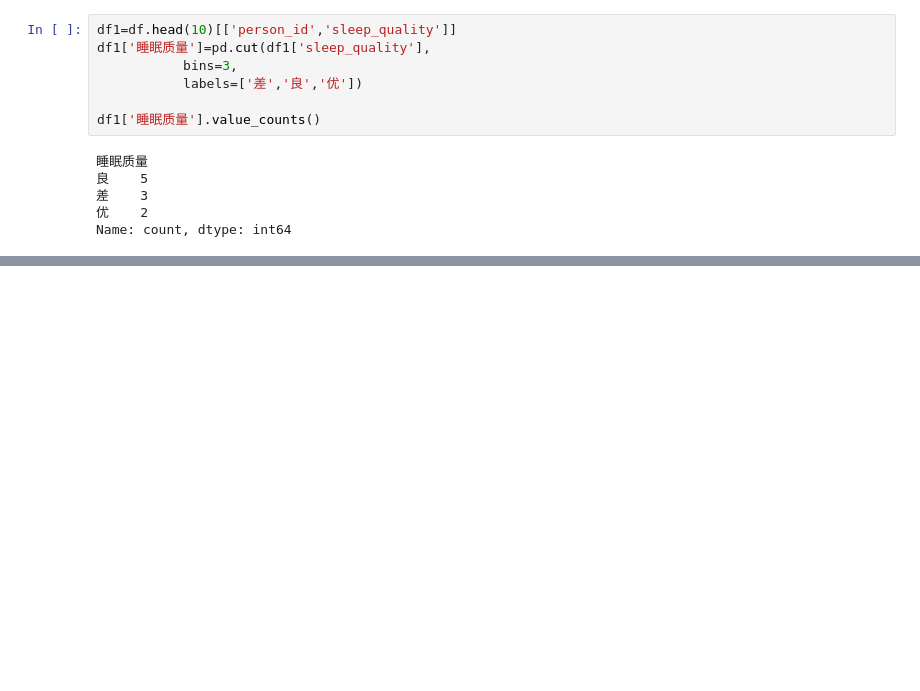
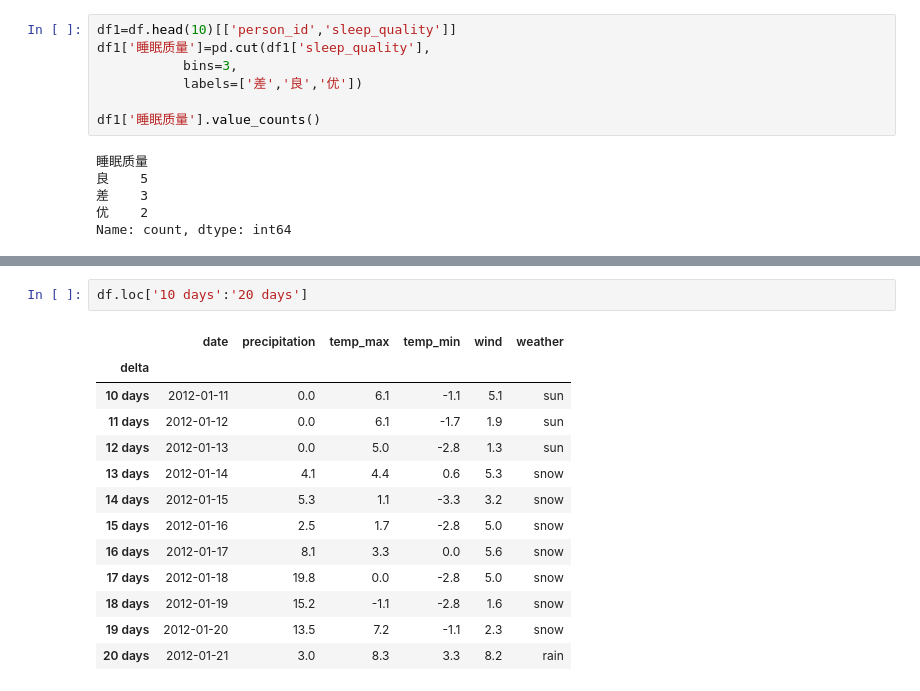
Before and after one commit to aonolee5-cmyk/notes, a Jupyter notebook: 4.数据分析.ipynb, the cells around one changed output, grey strips where cells are left out. Saved outputs shown, nothing was run; the diff lists cells and outputs as text; blank space fills up the shorter version.

```diff
--- a/4.数据分析.ipynb
+++ b/4.数据分析.ipynb
@@ -442,0 +566,16 @@ df.rename(columns={'age':'年龄'},index={0:9})
+# %%
+df.loc['10 days':'20 days']
+# %% [output]
+|  | date | precipitation | temp_max | temp_min | wind | weather |
+| delta |  |  |  |  |  |  |
+| 10 days | 2012-01-11 | 0.0 | 6.1 | -1.1 | 5.1 | sun |
+| 11 days | 2012-01-12 | 0.0 | 6.1 | -1.7 | 1.9 | sun |
+| 12 days | 2012-01-13 | 0.0 | 5.0 | -2.8 | 1.3 | sun |
+| 13 days | 2012-01-14 | 4.1 | 4.4 | 0.6 | 5.3 | snow |
+| 14 days | 2012-01-15 | 5.3 | 1.1 | -3.3 | 3.2 | snow |
+| 15 days | 2012-01-16 | 2.5 | 1.7 | -2.8 | 5.0 | snow |
+| 16 days | 2012-01-17 | 8.1 | 3.3 | 0.0 | 5.6 | snow |
+| 17 days | 2012-01-18 | 19.8 | 0.0 | -2.8 | 5.0 | snow |
+| 18 days | 2012-01-19 | 15.2 | -1.1 | -2.8 | 1.6 | snow |
+| 19 days | 2012-01-20 | 13.5 | 7.2 | -1.1 | 2.3 | snow |
+| 20 days | 2012-01-21 | 3.0 | 8.3 | 3.3 | 8.2 | rain |
```
Also changed, not shown: parts of 25 cells of this notebook.
